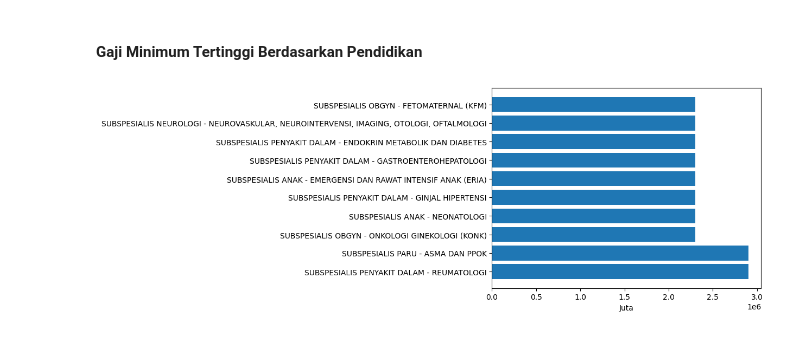
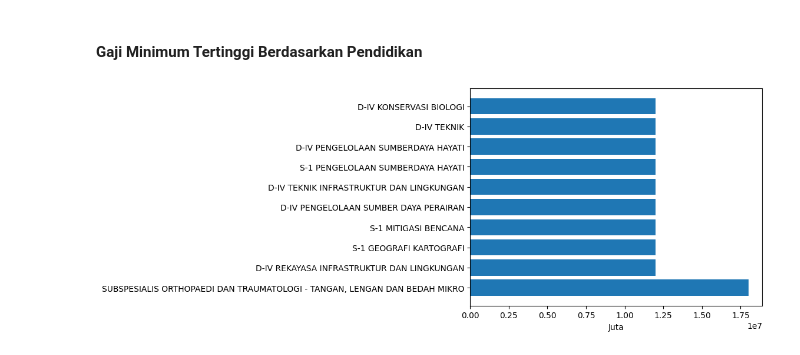
Before and after one commit to nubisub/casn2024-analytic, a Jupyter notebook: main.ipynb, the cells around one changed output. Drawn from its saved outputs; the diff is of its cells as text; code cells hidden in the pictures.

Commit message:
update merge data and average salary

```diff
--- a/main.ipynb
+++ b/main.ipynb
@@ -211,28 +213,28 @@ df_pendidikan_salary = df_pendidikan_salary.merge(
 )
 df_pendidikan_salary['gaji_min'].fillna(0, inplace=True)
 df_pendidikan_salary['gaji_max'].fillna(0, inplace=True)
-df_pendidikan_salary = df_pendidikan_salary.sort_values(by='gaji_max', ascending=False)
-df_pendidikan_salary.to_csv('output/salaryMinMaxByPendidikan.csv', index=False)
-df_pendidikan_salary = df_pendidikan_salary.head(10)
-df_pendidikan_salary = df_pendidikan_salary.reset_index(drop=True)
-df_pendidikan_salary = df_pendidikan_salary[['nama', 'gaji_min', 'gaji_max']]
+salaryByPendidikan = df_pendidikan_salary.sort_values(by='gaji_max', ascending=False)
+salaryByPendidikan.to_csv('output/salaryMinMaxByPendidikan.csv', index=False)
+salaryBypendidikanMax = salaryByPendidikan.head(10)
+salaryBypendidikanMax = salaryBypendidikanMax.reset_index(drop=True)
+salaryBypendidikanMax = salaryBypendidikanMax[['nama', 'gaji_min', 'gaji_max']]
 # rename columns
-df_pendidikan_salary['name'] = df_pendidikan_salary['nama']
-df_pendidikan_salary['min'] = df_pendidikan_salary['gaji_min']
-df_pendidikan_salary['max'] = df_pendidikan_salary['gaji_max']
-df_pendidikan_salary = df_pendidikan_salary[['name', 'min', 'max']]
-df_pendidikan_salary.to_json('output/web/salaryMinMaxByPendidikanMax.json', orient='records')
+salaryBypendidikanMax['name'] = salaryBypendidikanMax['nama']
+salaryBypendidikanMax['min'] = salaryBypendidikanMax['gaji_min']
+salaryBypendidikanMax['max'] = salaryBypendidikanMax['gaji_max']
+salaryBypendidikanMax = salaryBypendidikanMax[['name', 'min', 'max']]
+salaryBypendidikanMax.to_json('output/web/salaryMinMaxByPendidikanMax.json', orient='records')
 # Plot
 fig, ax = plt.subplots()
 barWidth = 0.35
-r1 = range(len(df_pendidikan_salary))
+r1 = range(len(salaryBypendidikanMax))
 r2 = [x + barWidth for x in r1]
-plt.barh(r1, df_pendidikan_salary['min'], color='b', edgecolor='grey', label='Min')
-plt.barh(r2, df_pendidikan_salary['max'], color='r', edgecolor='grey', label='Max')
+plt.barh(r1, salaryBypendidikanMax['min'], color='b', edgecolor='grey', label='Min')
+plt.barh(r2, salaryBypendidikanMax['max'], color='r', edgecolor='grey', label='Max')
 plt.xlabel('Gaji')
 plt.ylabel('Pendidikan')
 plt.title('Gaji Min Max berdasarkan Pendidikan')
-plt.yticks([r + barWidth / 2 for r in range(len(df_pendidikan_salary))], df_pendidikan_salary['name'])
+plt.yticks([r + barWidth / 2 for r in range(len(salaryBypendidikanMax))], salaryBypendidikanMax['name'])
 plt.legend()
 plt.show()
 # %% [output]
@@ -240,15 +242,15 @@ plt.show()
 # %% [markdown]
 #### Gaji Minimum Tertinggi Berdasarkan Pendidikan
 # %%
-salaryByPendidikanMin = df_pendidikan_salary.sort_values(by='min', ascending=False)
+salaryByPendidikanMin = df_pendidikan_salary.sort_values(by='gaji_min', ascending=False)
 salaryByPendidikanMin = salaryByPendidikanMin[:10]
 salaryByPendidikanMin = salaryByPendidikanMin.reset_index()
-salaryByPendidikanMin['name'] = salaryByPendidikanMin['name']
-salaryByPendidikanMin['value'] = salaryByPendidikanMin['min']
+salaryByPendidikanMin['name'] = salaryByPendidikanMin['nama']
+salaryByPendidikanMin['value'] = salaryByPendidikanMin['gaji_min']
 salaryByPendidikanMin = salaryByPendidikanMin[{'name', 'value'}]
 salaryByPendidikanMin.to_json('output/web/salaryMinMaxByPendidikanMin.json', orient='records')
 plt.barh(salaryByPendidikanMin['name'][:10], salaryByPendidikanMin['value'])
 plt.xlabel('Juta')
 plt.show()
 # %% [output]
-[figure, old version]
+[figure, new version]
```
Also changed, not shown: parts of 20 cells of this notebook, 13 other files.
